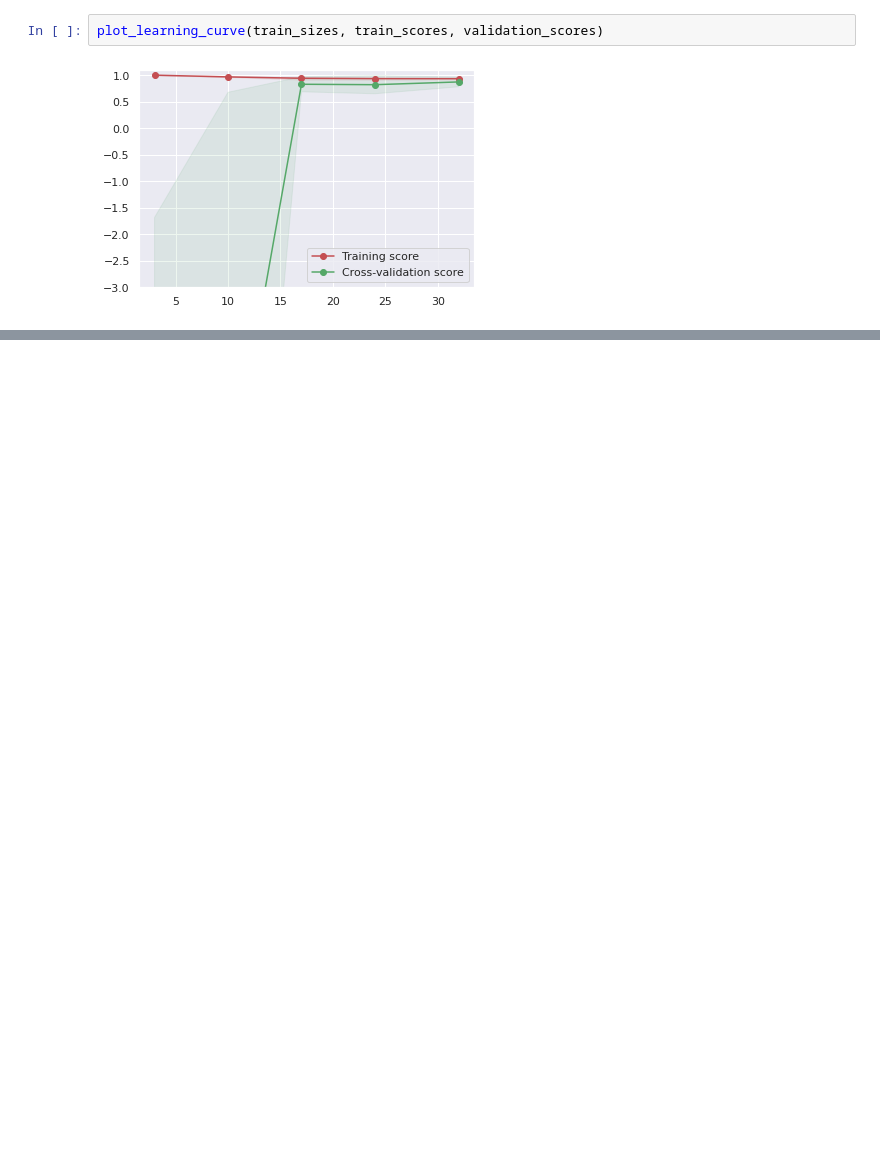
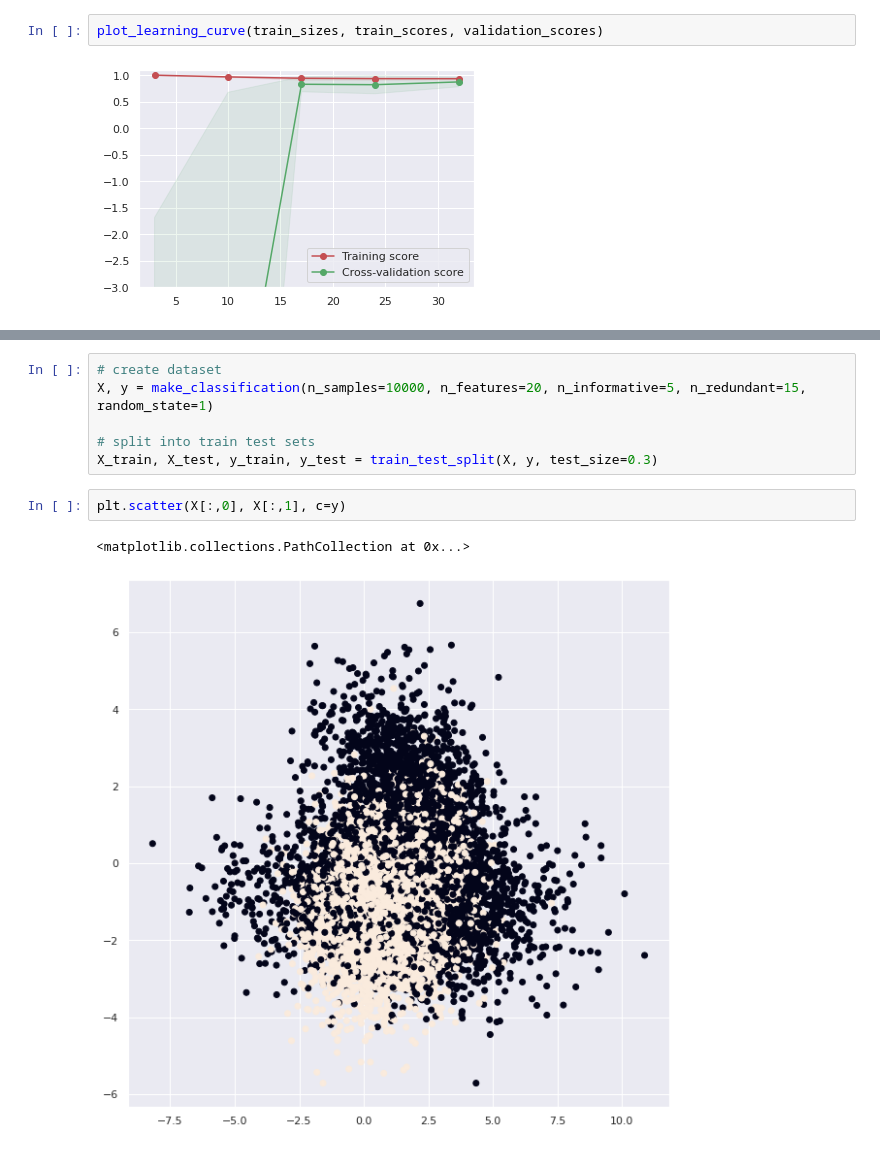
Before and after one commit to ironhack-bcn-data-pt/notebooks, a Jupyter notebook: 19.1.1.Validation_curves.ipynb, the cells around one changed output, grey strips where cells are left out. Drawn from its saved outputs; the diff is of its cells as text; blank space fills up the shorter version.

```diff
--- a/19.1.1.Validation_curves.ipynb
+++ b/19.1.1.Validation_curves.ipynb
@@ -83,0 +164,11 @@ plot_learning_curve(train_sizes, train_scores, validation_scores)
+# %%
+# create dataset
+X, y = make_classification(n_samples=10000, n_features=20, n_informative=5, n_redundant=15, random_state=1)
+
+# split into train test sets
+X_train, X_test, y_train, y_test = train_test_split(X, y, test_size=0.3)
+# %%
+plt.scatter(X[:,0], X[:,1], c=y)
+# %% [output]
+<matplotlib.collections.PathCollection at 0x...>
+[figure, added]
```
Also changed, not shown: parts of 29 cells of this notebook.
